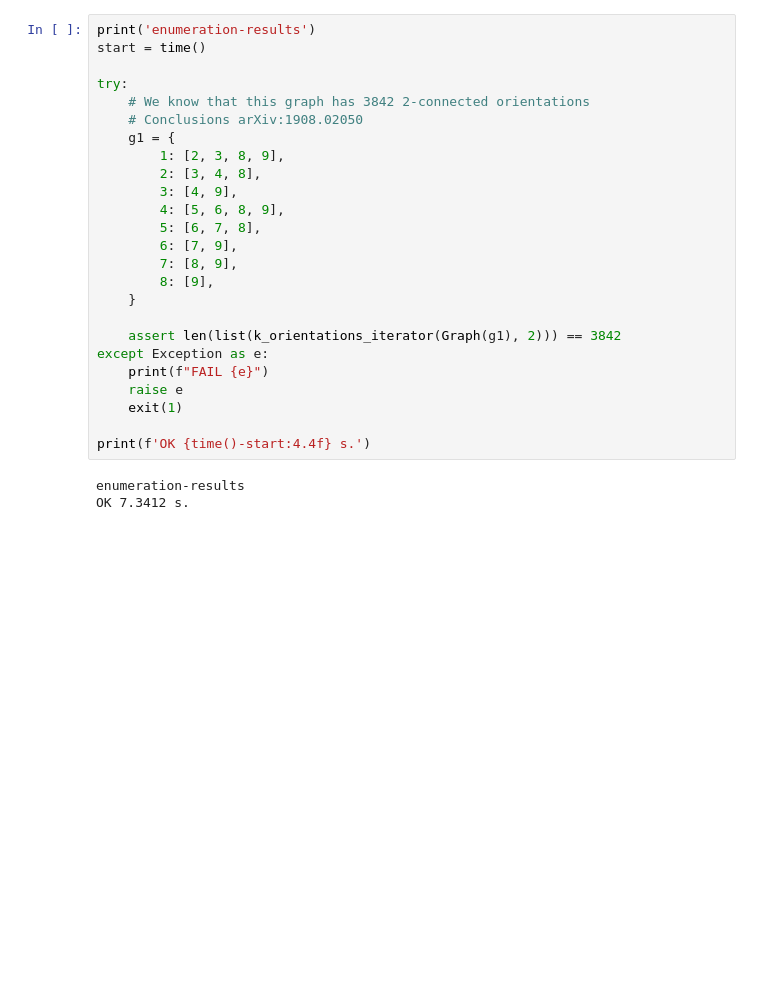
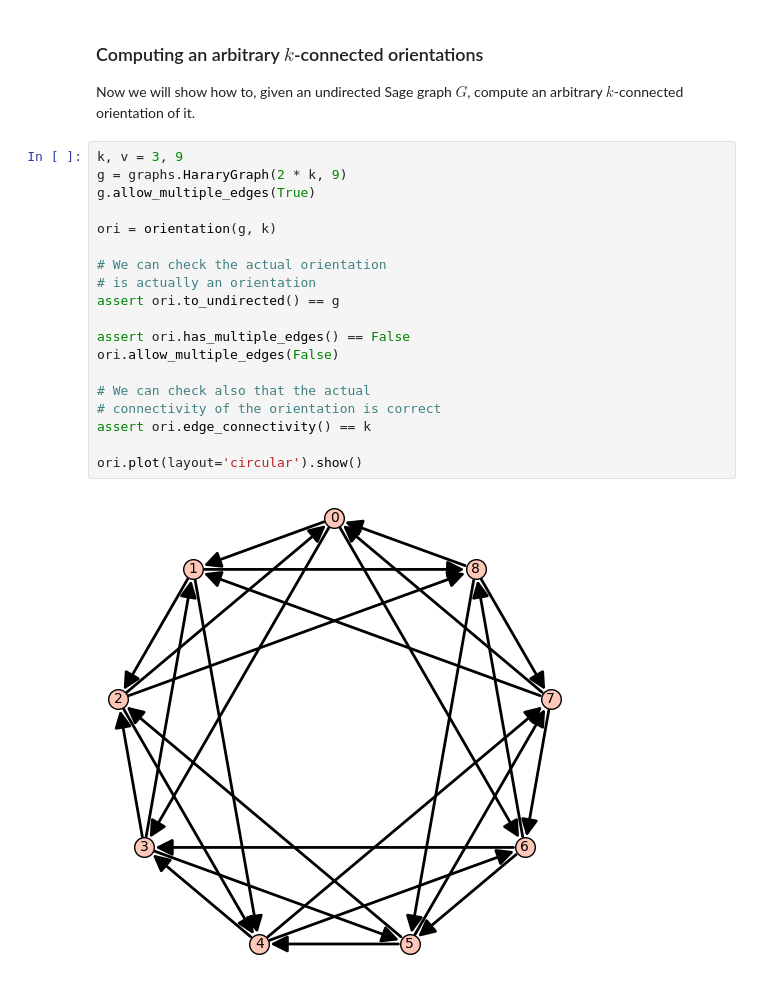
Before and after one commit to tarasyarema/orientations, a Jupyter notebook: demo.ipynb, the cells around one changed output. Saved outputs shown, nothing was run; the diff lists cells and outputs as text; blank space fills up the shorter version.

```diff
--- a/demo.ipynb
+++ b/demo.ipynb
@@ -400,28 +5,25 @@ OK 35.7217 s.
-# %%
-print('enumeration-results')
-start = time()
-
-try:
-    # We know that this graph has 3842 2-connected orientations
-    # Conclusions arXiv:1908.02050
-    g1 = {
-        1: [2, 3, 8, 9],
-        2: [3, 4, 8],
-        3: [4, 9],
-        4: [5, 6, 8, 9],
-        5: [6, 7, 8],
-        6: [7, 9],
-        7: [8, 9],
-        8: [9],
-    }
-
-    assert len(list(k_orientations_iterator(Graph(g1), 2))) == 3842
-except Exception as e:
-    print(f"FAIL {e}")
-    raise e
-    exit(1)
-
-print(f'OK {time()-start:4.4f} s.')
-# %% [output]
-enumeration-results
-OK 7.3412 s.
+# %% [markdown]
+### Computing an arbitrary $k$-connected orientations
+
+Now we will show how to, given an undirected Sage graph $G$, compute an arbitrary $k$-connected orientation of it.
+# %%
+k, v = 3, 9
+g = graphs.HararyGraph(2 * k, 9)
+g.allow_multiple_edges(True)
+
+ori = orientation(g, k)
+
+# We can check the actual orientation
+# is actually an orientation
+assert ori.to_undirected() == g
+
+assert ori.has_multiple_edges() == False
+ori.allow_multiple_edges(False)
+
+# We can check also that the actual
+# connectivity of the orientation is correct
+assert ori.edge_connectivity() == k
+
+ori.plot(layout='circular').show()
+# %% [output]
+[figure, added]
```
Also changed, not shown: parts of 12 cells of this notebook.
